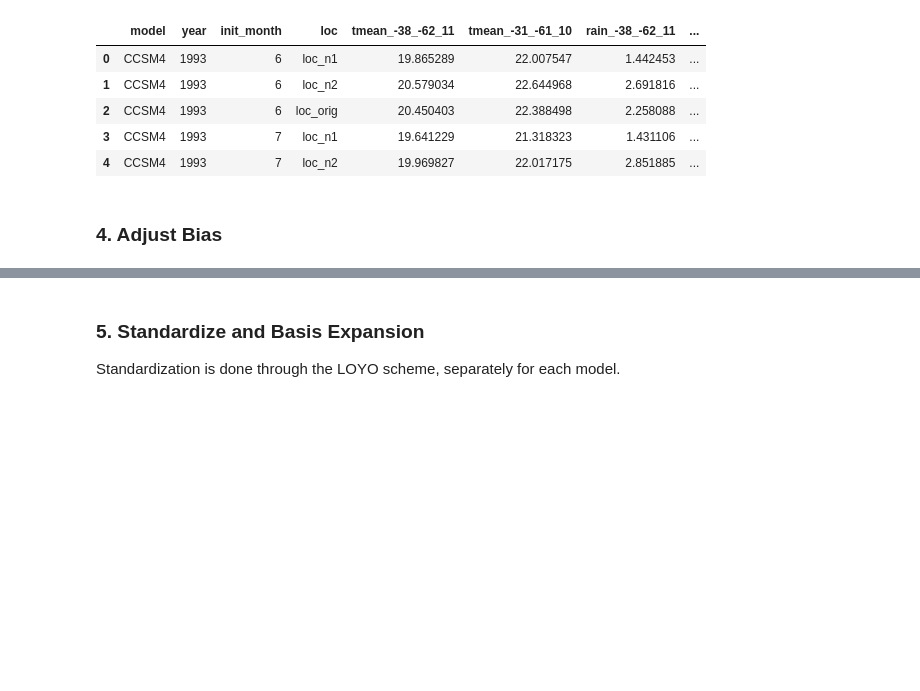
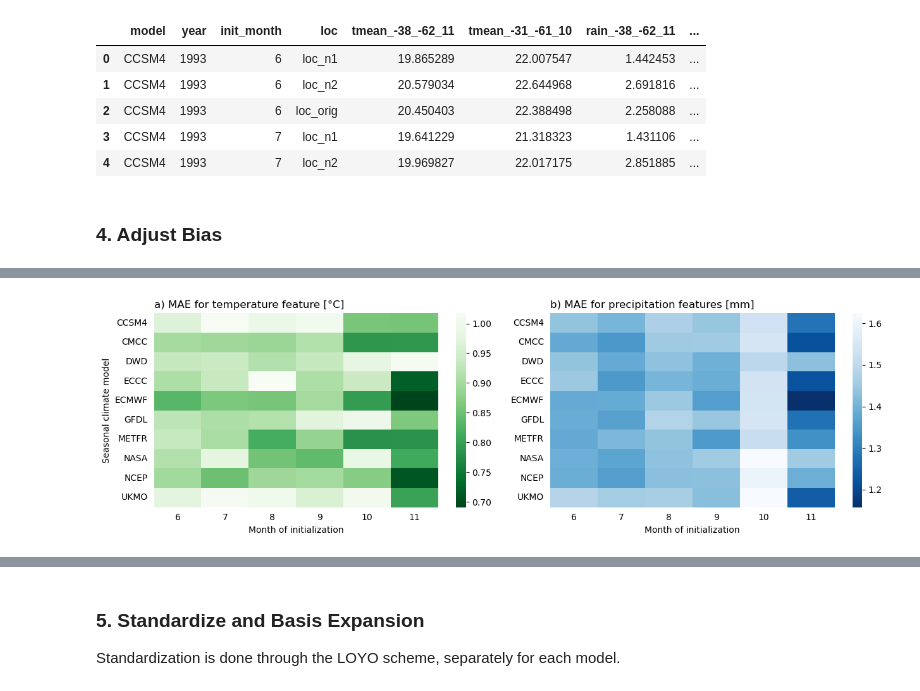
Before and after one commit to mzachow/wheat-yield-forecast-argentina, a Jupyter notebook: 4_prepare_scm_data.ipynb, the cells around one changed output, grey strips where cells are left out. Saved outputs shown, nothing was run; the diff lists cells and outputs as text; code cells hidden in the pictures; blank space fills up the shorter version.

```diff
--- a/4_prepare_scm_data.ipynb
+++ b/4_prepare_scm_data.ipynb
@@ -166,0 +182,62 @@ scm_bias_adjusted.sample(3)
+# %%
+test_features = ['rain_-36_-62_9', 'rain_-31_-61_11', 'rain_-38_-62_11', 'tmean_-38_-62_11']
+
+fig, axs = plt.subplots(1, 2, figsize=(13,4))
+axs = axs.ravel()
+
+def compute_scm_mae(df_scm, df_era, features):
+    # Calculate error (bias) for each feature
+    scm_error = df_scm.groupby(["model", "year", "init_month"])[features].mean().reset_index().sort_values(by=["model", "init_month", "year"]).reset_index(drop=True).copy()
+    era_error = pd.concat(len(scm_error["model"].unique()) * len(scm_error["init_month"].unique()) * [df_era.copy()], axis=0, ignore_index=True)[["model", "year", "init_month"] + features]
+    scm_error[features] = scm_error[features] - era_error[features]
+    scm_error = scm_error.set_index(["model", "init_month"])[features]
+
+    # MEAN ABSOLUTE ERROR
+    scm_mae = scm_error.copy()
+    # 1. Set 0s to Nan so that they are ignored for mean
+    scm_mae = scm_mae.replace({0:np.nan})
+    # 2. Absolute
+    scm_mae = scm_mae.abs()
+
+    return scm_mae
+
+
+data_plot_pre_ba = compute_scm_mae(scm_pivot, era_raw, features_raw).assign(type="pre BA").set_index("type", append=True)
+data_plot_post_ba = compute_scm_mae(scm_bias_adjusted, era_raw, features_raw).assign(type="post BA").set_index("type", append=True)
+
+data_plot = pd.concat([data_plot_pre_ba, data_plot_post_ba], axis=0, ignore_index=False)
+# 3. Separate Prec and Tmean
+data_plot_tmean = data_plot[[c for c in data_plot.columns if ("tmean" in c)]]
+data_plot_rain = data_plot[[c for c in data_plot.columns if ("rain" in c)]]
+# 4. Mean
+data_plot_tmean = data_plot_tmean.mean(axis=1, skipna=True).reset_index(name="MAE")
+data_plot_rain = data_plot_rain.mean(axis=1, skipna=True).reset_index(name="MAE")
+# 5. Average across all years
+data_plot_tmean = data_plot_tmean.groupby(["model", "init_month", "type"]).mean().reset_index()
+data_plot_rain = data_plot_rain.groupby(["model", "init_month", "type"]).mean().reset_index()
+
+data_plot_tmean_mae = data_plot_tmean.pivot(index=["model", "type"], columns="init_month", values="MAE")
+data_plot_rain_mae = data_plot_rain.pivot(index=["model", "type"], columns="init_month", values="MAE")
+
+post_ba_tmean = data_plot_tmean_mae.xs("post BA", axis=0, level=1, drop_level=True)
+post_ba_rain = data_plot_rain_mae.xs("post BA", axis=0, level=1, drop_level=True)
+
+sns.heatmap(post_ba_tmean, cmap="Greens_r",  cbar=True, ax=axs[0])
+axs[0].tick_params(left=False, bottom=False)
+axs[0].set_title("a) MAE for temperature feature [°C]", loc="left")
+axs[0].set_xticks(axs[0].get_xticks(), axs[0].get_xticklabels(), rotation=0, ha='center')
+axs[0].set_xlabel("Month of initialization");
+axs[0].set_ylabel("Seasonal climate model");
+
+sns.heatmap(post_ba_rain, cmap="Blues_r", cbar=True, ax=axs[1])
+axs[1].tick_params(left=False, bottom=False)
+axs[1].set_title("b) MAE for precipitation features [mm]", loc="left")
+axs[1].set_xticks(axs[1].get_xticks(), axs[1].get_xticklabels(), rotation=0, ha='center')
+axs[1].set_xlabel("Month of initialization");
+axs[1].set_ylabel("");
+
+plt.tight_layout()
+plt.savefig("files/figures/figure5.svg")
+plt.show()
+# %% [output]
+[figure, added]
```
Also changed, not shown: parts of 14 cells of this notebook, 16 other files.
